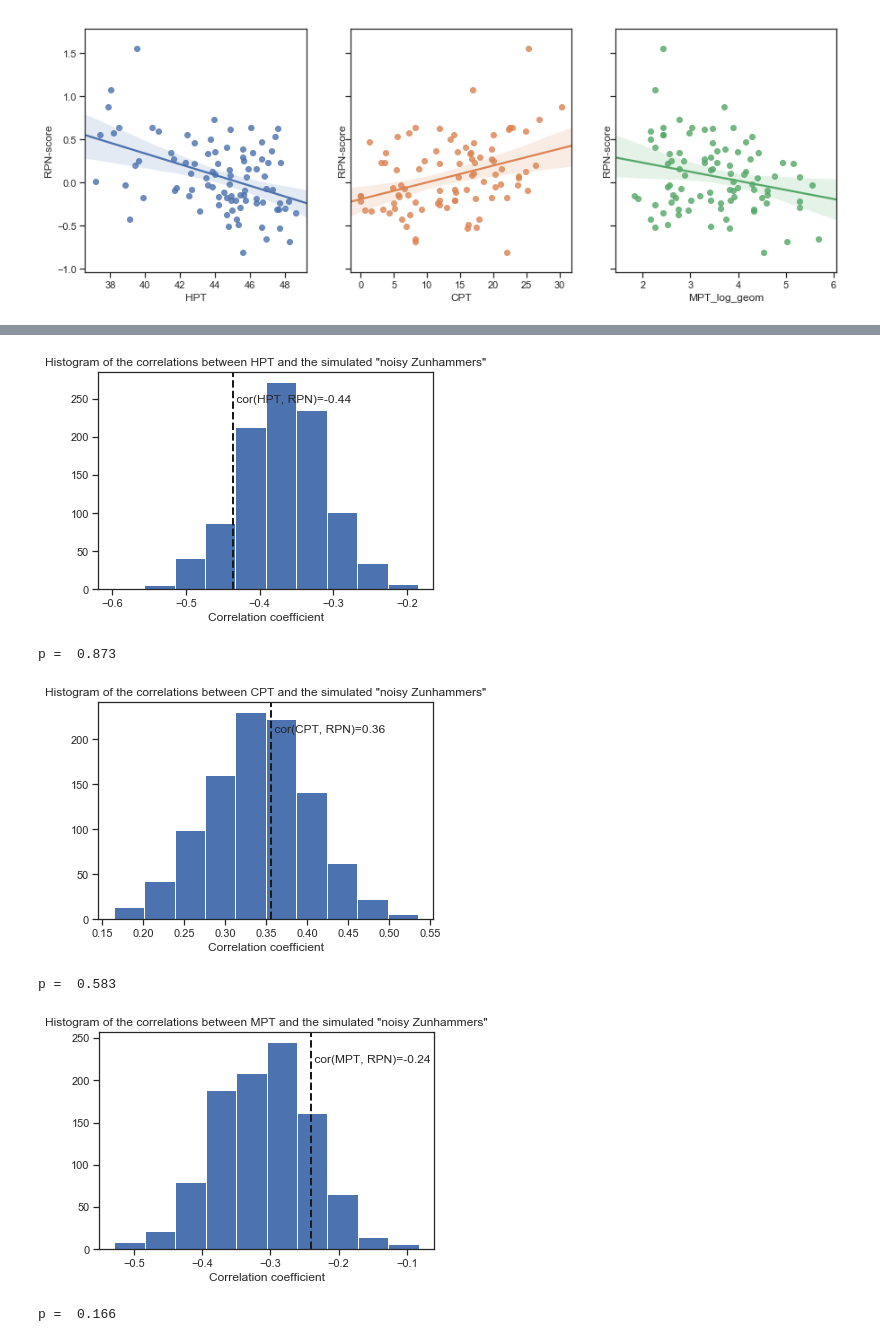
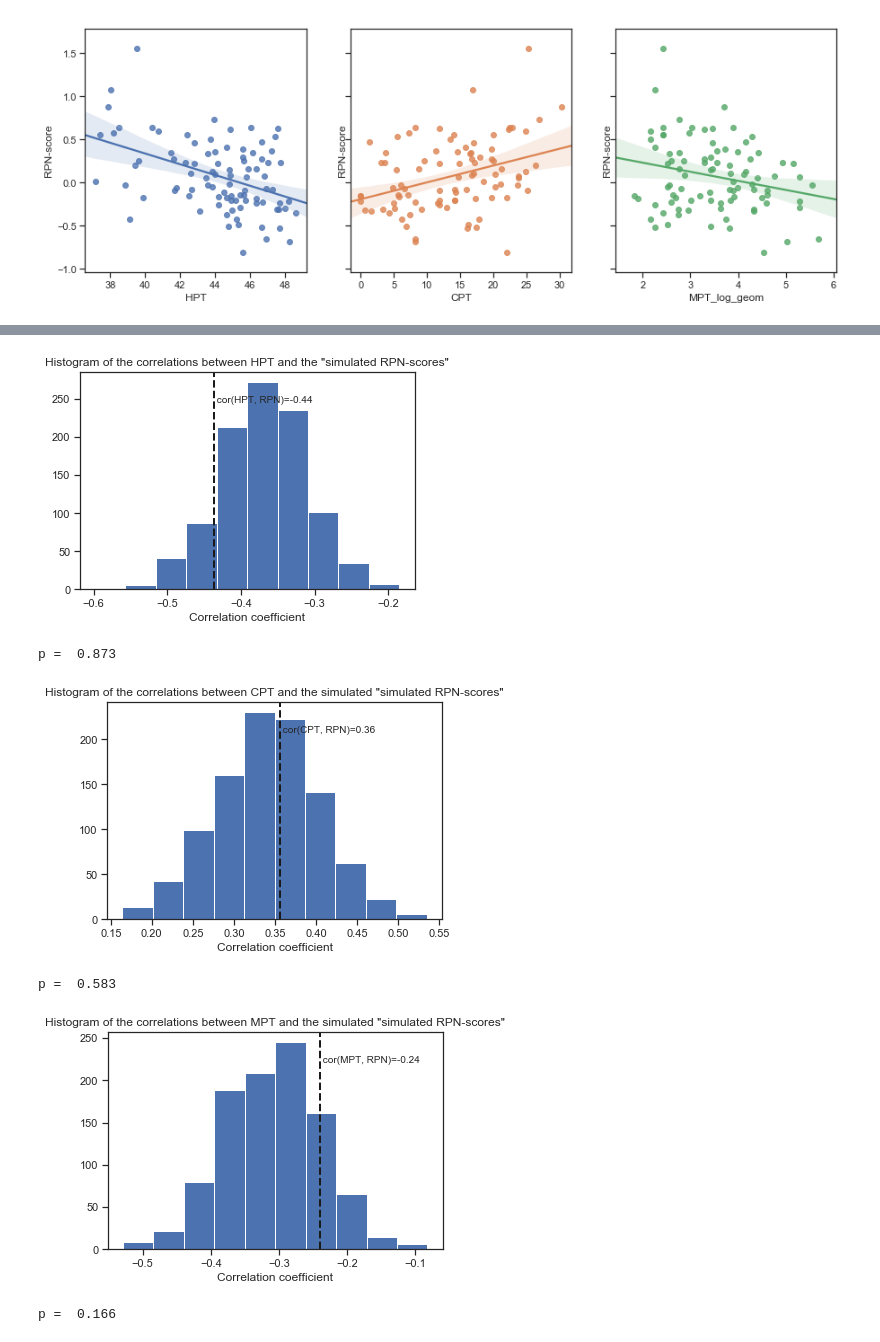
Before and after one commit to spisakt/RPN-signature, a Jupyter notebook: notebooks/Supplementary analysis - Rationale beyond using a composite pain sensitivity score.ipynb, the cells around one changed output, grey strips where cells are left out. Saved outputs shown, nothing was run; the diff lists cells and outputs as text; code cells hidden in the pictures.

```diff
--- a/notebooks/Supplementary analysis - Rationale beyond using a composite pain sensitivity score.ipynb
+++ b/notebooks/Supplementary analysis - Rationale beyond using a composite pain sensitivity score.ipynb
@@ -42,9 +45,13 @@ from tqdm import tqdm
 import statsmodels.api as sm
 
 # Load all data:
-study1 = pd.read_csv("../res/bochum_sample_excl.csv")[["HPT", "CPT", "MPT_log_geom", "mean_QST_pain_sensitivity", "prediction"]]
-study2 = pd.read_csv("../res/essen_sample_excl.csv")[["HPT", "CPT", "MPT_log_geom", "mean_QST_pain_sensitivity", "prediction"]]
-study3 = pd.read_csv("../res/szeged_sample_excl.csv")[["HPT", "CPT", "MPT_log_geom", "mean_QST_pain_sensitivity", "prediction"]]
+study1 = pd.read_csv("../res/bochum_sample_excl.csv")[["HPT", "CPT", "MPT_log_geom",
+                                                       "mean_QST_pain_sensitivity", "prediction"]]
+study2 = pd.read_csv("../res/essen_sample_excl.csv")[["HPT", "CPT", "MPT_log_geom",
+                                                      "mean_QST_pain_sensitivity", "prediction"]]
+study3 = pd.read_csv("../res/szeged_sample_excl.csv")[["HPT", "CPT", "MPT_log_geom",
+                                                       "mean_QST_pain_sensitivity", "prediction"]]
+# merge datasets
 study1["study"]="Study 1"
 study2["study"]="Study 2"
 study3["study"]="Study 3"
@@ -567,40 +570,40 @@ for sim_i in tqdm(range(num_sim)):
 #assess p-values based on the null distributions of correlations between the noisy Zunhammers and HPT
 cor_HPT_RPN=np.corrcoef(df['HPT'], df['prediction'])[0,1]
 hist=plt.hist(rhos_noisyZunhammer_HPT)
-plt.title("Histogram of the correlations between HPT and the simulated \"noisy Zunhammers\"")
+plt.title("Histogram of the correlations between HPT and the \"simulated RPN-scores\"")
 plt.xlabel("Correlation coefficient")
 plt.axvline(cor_HPT_RPN, color='k', linestyle='dashed', linewidth=2)
 text=plt.text(cor_HPT_RPN, np.max(hist[0])*0.9, " cor(HPT, RPN)=" + str(np.round(cor_HPT_RPN, 2)))
 plt.show()
 print("p = ", str(np.sum(rhos_noisyZunhammer_HPT > cor_HPT_RPN)/num_sim) )
 
 
 #assess p-values based on the null distributions of correlations between the noisy Zunhammers and CPT
 cor_CPT_RPN=np.corrcoef(df['CPT'], df['prediction'])[0,1]
 hist=plt.hist(rhos_noisyZunhammer_CPT)
-plt.title("Histogram of the correlations between CPT and the simulated \"noisy Zunhammers\"")
+plt.title("Histogram of the correlations between CPT and the simulated \"simulated RPN-scores\"")
 plt.xlabel("Correlation coefficient")
 plt.axvline(cor_CPT_RPN, color='k', linestyle='dashed', linewidth=2)
 text=plt.text(cor_CPT_RPN, np.max(hist[0])*0.9, " cor(CPT, RPN)=" + str(np.round(cor_CPT_RPN, 2)))
 plt.show()
 print("p = ", str(np.sum(rhos_noisyZunhammer_CPT < cor_CPT_RPN)/num_sim) )
 
 
 #assess p-values based on the null distributions of correlations between the noisy Zunhammers and MPT
 cor_MPT_RPN=np.corrcoef(df['MPT_log_geom'], df['prediction'])[0,1]
 hist=plt.hist(rhos_noisyZunhammer_MPT)
-plt.title("Histogram of the correlations between MPT and the simulated \"noisy Zunhammers\"")
+plt.title("Histogram of the correlations between MPT and the simulated \"simulated RPN-scores\"")
 plt.xlabel("Correlation coefficient")
 plt.axvline(cor_MPT_RPN, color='k', linestyle='dashed', linewidth=2)
 text=plt.text(cor_MPT_RPN, np.max(hist[0])*0.9, " cor(MPT, RPN)=" + str(np.round(cor_MPT_RPN, 2)))
 plt.show()
 print("p = ", str(np.sum(rhos_noisyZunhammer_MPT > cor_MPT_RPN)/num_sim) )
 
 df=old_df
 # %% [output]
-[figure, old version]
+[figure, new version]
 p =  0.873
-[figure, old version]
+[figure, new version]
 p =  0.583
-[figure, old version]
+[figure, new version]
 p =  0.166
```
Also changed, not shown: parts of 30 cells of this notebook.
